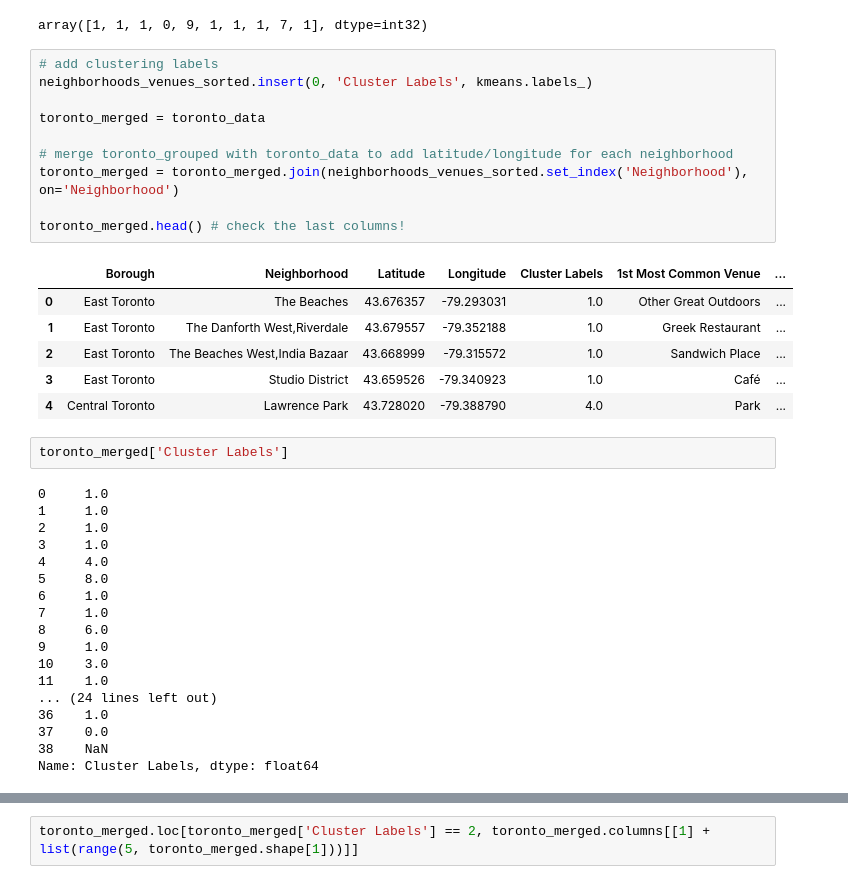
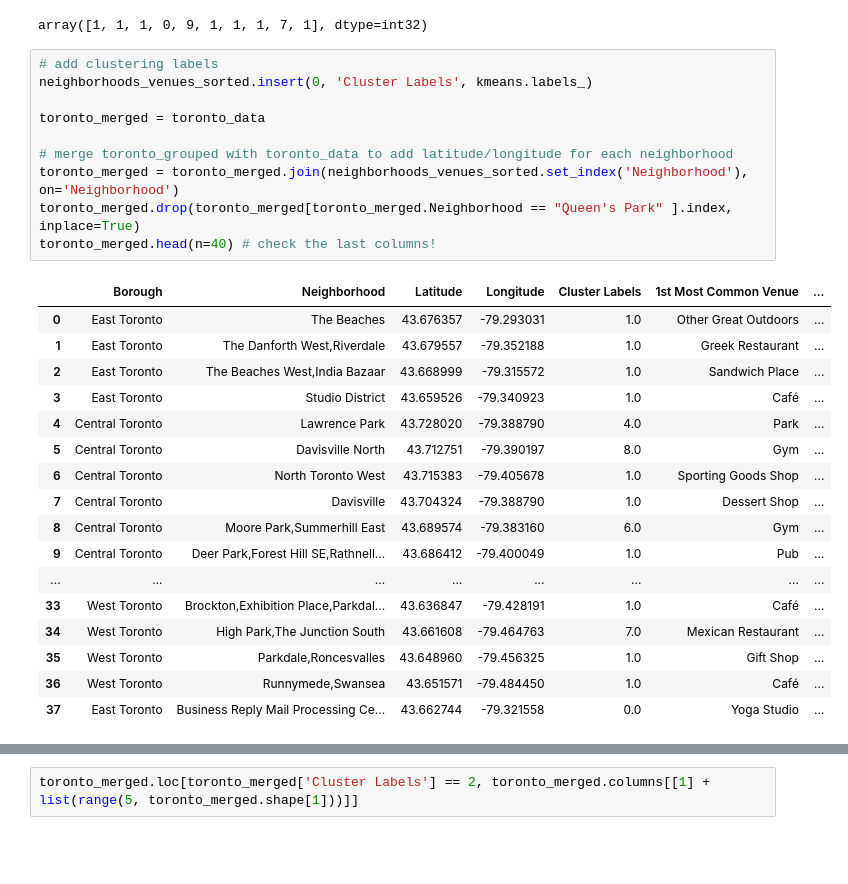
Before and after one commit to nairsubhash/Coursera_Capstone, a Jupyter notebook: Toronto_Clustering_SN2 copy 1.ipynb, the cells around one changed output, grey strips where cells are left out. Cells and saved outputs as stored; diff of their text form; blank space fills up the shorter version.

Commit message:
Published from Watson Studio.

```diff
--- a/Toronto_Clustering_SN2 copy 1.ipynb
+++ b/Toronto_Clustering_SN2 copy 1.ipynb
@@ -492,40 +492,31 @@ array([1, 1, 1, 0, 9, 1, 1, 1, 7, 1], dtype=int32)
 # %%
 # add clustering labels
 neighborhoods_venues_sorted.insert(0, 'Cluster Labels', kmeans.labels_)
 
 toronto_merged = toronto_data
 
 # merge toronto_grouped with toronto_data to add latitude/longitude for each neighborhood
 toronto_merged = toronto_merged.join(neighborhoods_venues_sorted.set_index('Neighborhood'), on='Neighborhood')
-
-toronto_merged.head() # check the last columns!
+toronto_merged.drop(toronto_merged[toronto_merged.Neighborhood == "Queen's Park" ].index, inplace=True)
+toronto_merged.head(n=40) # check the last columns!
 # %% [output]
 |  | Borough | Neighborhood | Latitude | Longitude | Cluster Labels | 1st Most Common Venue | ... |
 | 0 | East Toronto | The Beaches | 43.676357 | -79.293031 | 1.0 | Other Great Outdoors | ... |
 | 1 | East Toronto | The Danforth West,Riverdale | 43.679557 | -79.352188 | 1.0 | Greek Restaurant | ... |
 | 2 | East Toronto | The Beaches West,India Bazaar | 43.668999 | -79.315572 | 1.0 | Sandwich Place | ... |
 | 3 | East Toronto | Studio District | 43.659526 | -79.340923 | 1.0 | Café | ... |
 | 4 | Central Toronto | Lawrence Park | 43.728020 | -79.388790 | 4.0 | Park | ... |
+| 5 | Central Toronto | Davisville North | 43.712751 | -79.390197 | 8.0 | Gym | ... |
+| 6 | Central Toronto | North Toronto West | 43.715383 | -79.405678 | 1.0 | Sporting Goods Shop | ... |
+| 7 | Central Toronto | Davisville | 43.704324 | -79.388790 | 1.0 | Dessert Shop | ... |
+| 8 | Central Toronto | Moore Park,Summerhill East | 43.689574 | -79.383160 | 6.0 | Gym | ... |
+| 9 | Central Toronto | Deer Park,Forest Hill SE,Rathnell... | 43.686412 | -79.400049 | 1.0 | Pub | ... |
+| ... | ... | ... | ... | ... | ... | ... | ... |
+| 33 | West Toronto | Brockton,Exhibition Place,Parkdal... | 43.636847 | -79.428191 | 1.0 | Café | ... |
+| 34 | West Toronto | High Park,The Junction South | 43.661608 | -79.464763 | 7.0 | Mexican Restaurant | ... |
+| 35 | West Toronto | Parkdale,Roncesvalles | 43.648960 | -79.456325 | 1.0 | Gift Shop | ... |
+| 36 | West Toronto | Runnymede,Swansea | 43.651571 | -79.484450 | 1.0 | Café | ... |
+| 37 | East Toronto | Business Reply Mail Processing Ce... | 43.662744 | -79.321558 | 0.0 | Yoga Studio | ... |
-# %%
-toronto_merged['Cluster Labels']
-# %% [output]
-0     1.0
-1     1.0
-2     1.0
-3     1.0
-4     4.0
-5     8.0
-6     1.0
-7     1.0
-8     6.0
-9     1.0
-10    3.0
-11    1.0
-... (24 lines left out)
-36    1.0
-37    0.0
-38    NaN
-Name: Cluster Labels, dtype: float64
 # %%
 # create map
 map_clusters = folium.Map(location=[latitude, longitude], zoom_start=11)
```
Also changed, not shown: parts of 4 cells of this notebook.
